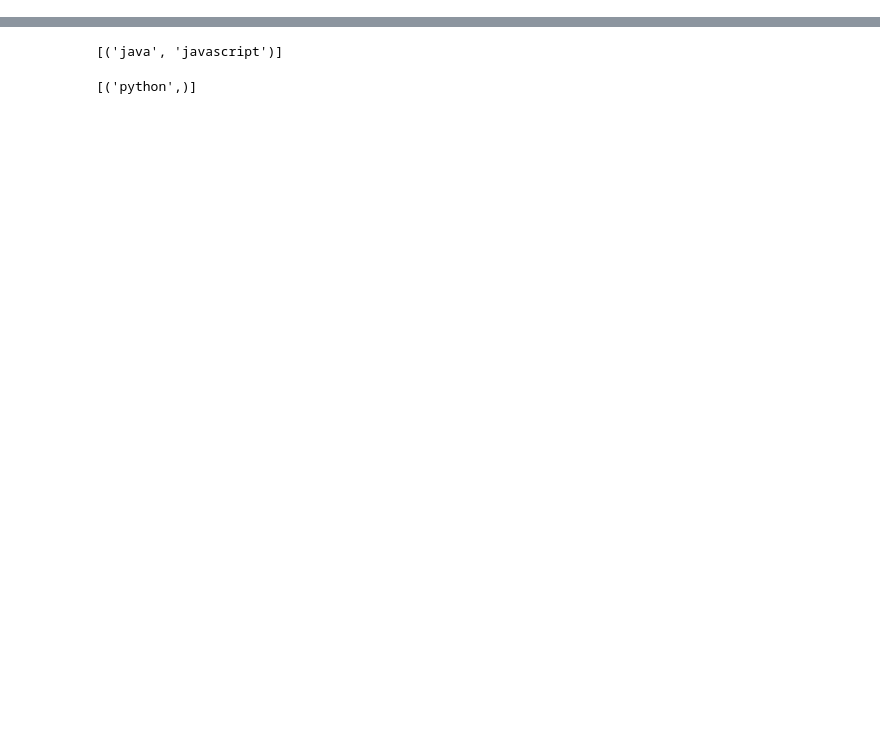
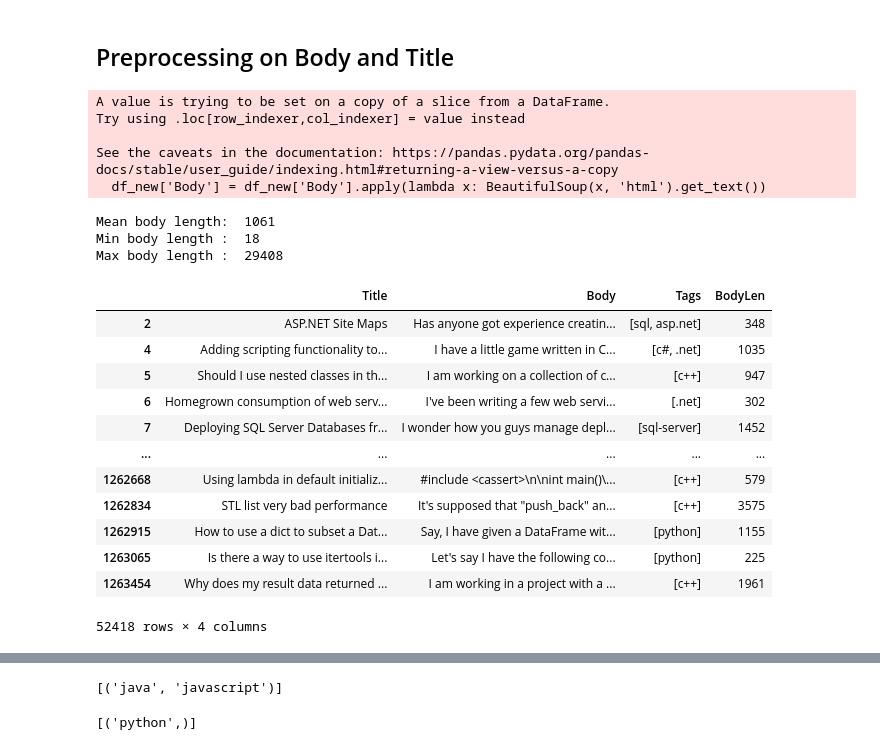
Before and after one commit to ishika9/Stack-Overflow-tag-prediction, a Jupyter notebook: Stack_overflow_label_prediction_project.ipynb, the cells around one changed output, grey strips where cells are left out. Saved outputs shown, nothing was run; the diff lists cells and outputs as text; code cells hidden in the pictures; blank space fills up the shorter version.

```diff
--- a/Stack_overflow_label_prediction_project.ipynb
+++ b/Stack_overflow_label_prediction_project.ipynb
@@ -538,0 +122,13 @@ Implementation of model
+# %%
+def most_common_tags(tags):
+    tags_filtered = []
+    for i in range(0, len(tags)):
+        if tags[i] in tags_features:
+            tags_filtered.append(tags[i])
+    return tags_filtered
+
+df_new['Tags'] = df_new['Tags'].apply(lambda x: most_common_tags(x))
+df_new['Tags'] = df_new['Tags'].apply(lambda x: x if len(x)>0 else None)
+
+df_new.dropna(subset = 'Tags', inplace = True)
+df_new.shape
@@ -538,0 +151,14 @@ Implementation of model
+# %% [markdown]
+## Preprocessing on Body and Title
+# %%
+# Removing html tags
+from bs4 import BeautifulSoup
+import lxml
+
+df_new['Body'] = df_new['Body'].apply(lambda x: BeautifulSoup(x, 'html').get_text())
+# %% [output]
+A value is trying to be set on a copy of a slice from a DataFrame.
+Try using .loc[row_indexer,col_indexer] = value instead
+
+See the caveats in the documentation: https://pandas.pydata.org/pandas-docs/stable/user_guide/indexing.html#returning-a-view-versus-a-copy
+  df_new['Body'] = df_new['Body'].apply(lambda x: BeautifulSoup(x, 'html').get_text())
@@ -538,0 +199,31 @@ Implementation of model
+# %%
+text_len = np.vectorize(len)
+temp_df = df_new.copy()
+text_lengths = text_len(df_new['Body'])
+# %%
+temp_df['BodyLen'] = text_lengths
+# %%
+mean_bodylen = int(text_lengths.mean())
+print('Mean body length: ', mean_bodylen)
+print('Min body length : ', text_lengths.min())
+print('Max body length : ', text_lengths.max())
+# %% [output]
+Mean body length:  1061
+Min body length :  18
+Max body length :  29408
+# %%
+temp_df
+# %% [output]
+|  | Title | Body | Tags | BodyLen |
+| 2 | ASP.NET Site Maps | Has anyone got experience creatin... | [sql, asp.net] | 348 |
+| 4 | Adding scripting functionality to... | I have a little game written in C... | [c#, .net] | 1035 |
+| 5 | Should I use nested classes in th... | I am working on a collection of c... | [c++] | 947 |
+| 6 | Homegrown consumption of web serv... | I've been writing a few web servi... | [.net] | 302 |
+| 7 | Deploying SQL Server Databases fr... | I wonder how you guys manage depl... | [sql-server] | 1452 |
+| ... | ... | ... | ... | ... |
+| 1262668 | Using lambda in default initializ... | #include <cassert>\n\nint main()\... | [c++] | 579 |
+| 1262834 | STL list very bad performance | It's supposed that "push_back" an... | [c++] | 3575 |
+| 1262915 | How to use a dict to subset a Dat... | Say, I have given a DataFrame wit... | [python] | 1155 |
+| 1263065 | Is there a way to use itertools i... | Let's say I have the following co... | [python] | 225 |
+| 1263454 | Why does my result data returned ... | I am working in a project with a ... | [c++] | 1961 |
+52418 rows × 4 columns
```
Also changed, not shown: parts of 109 cells of this notebook.
